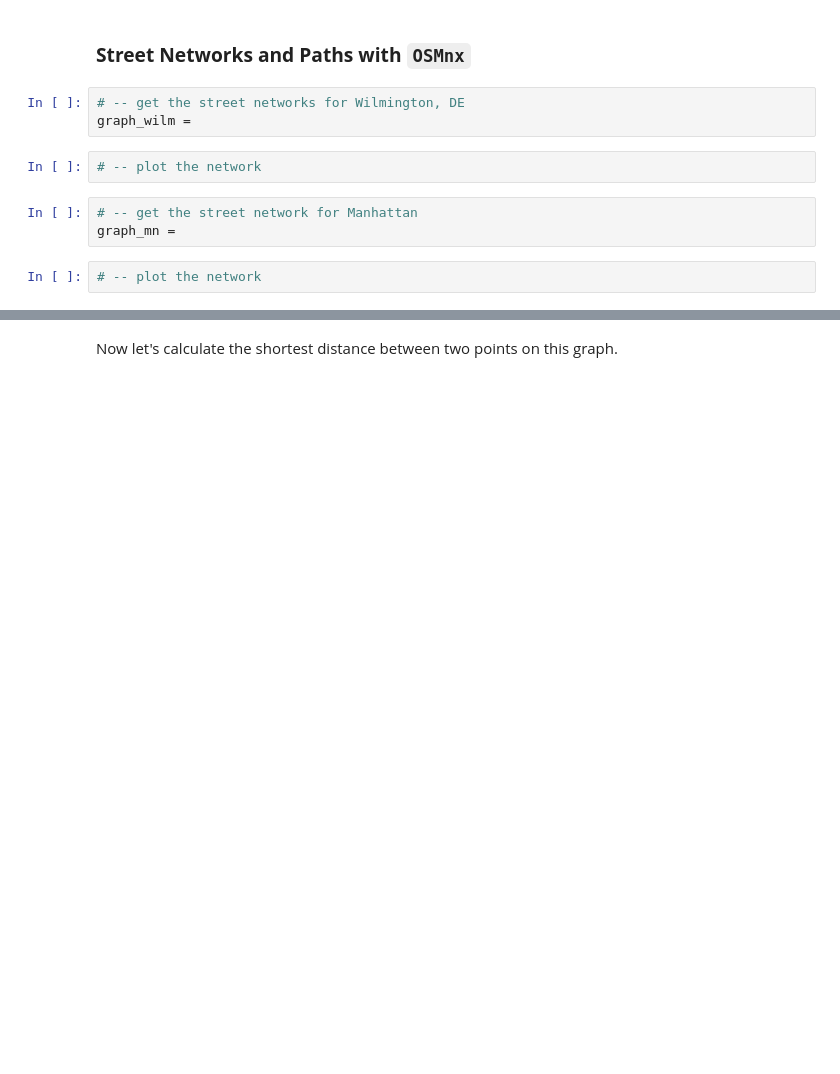
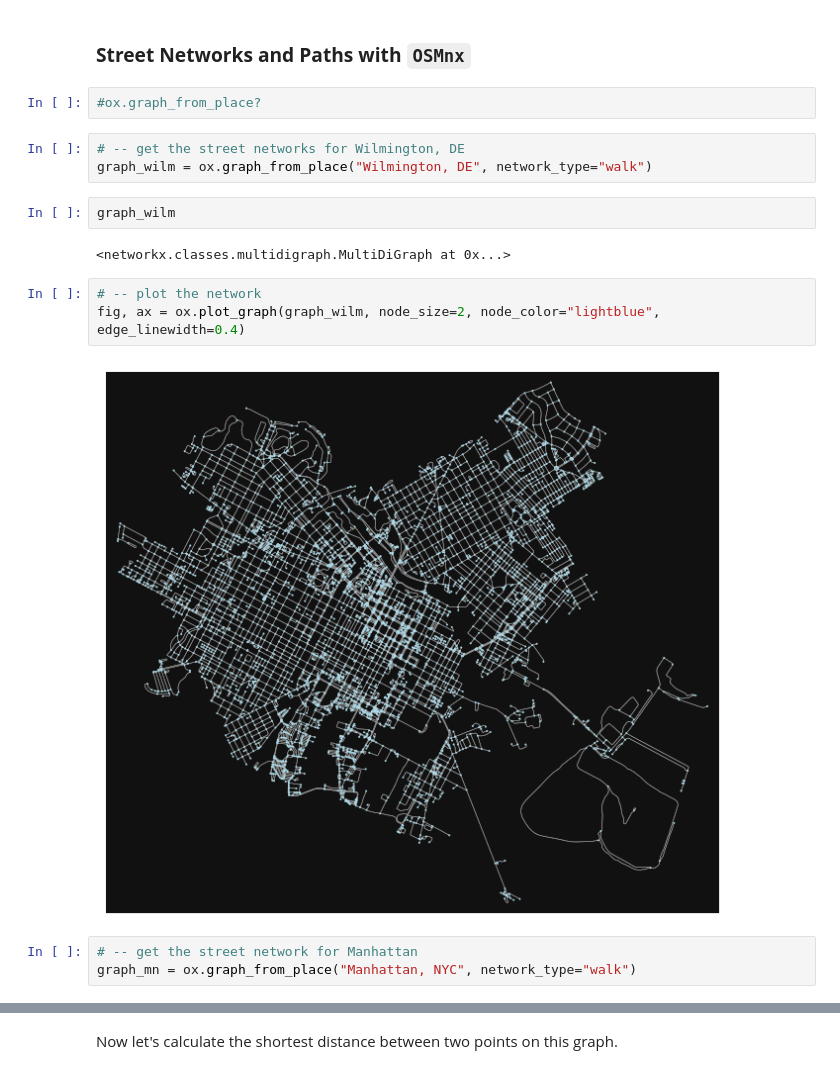
Before and after one commit to ReidelVichot/DSTEP23, a Jupyter notebook: week_10/dstep23_trajectories.ipynb, the cells around one changed output, grey strips where cells are left out. Cells and saved outputs as stored; diff of their text form; blank space fills up the shorter version.

```diff
--- a/week_10/dstep23_trajectories.ipynb
+++ b/week_10/dstep23_trajectories.ipynb
@@ -33,13 +54,20 @@ parks = gp.read_file(pname)
 parks = parks[parks["borough"] == "M"]
 # %% [markdown]
 ### **Street Networks and Paths with `OSMnx`**
+# %%
+#ox.graph_from_place?
 # %%
 # -- get the street networks for Wilmington, DE
-graph_wilm =
+graph_wilm = ox.graph_from_place("Wilmington, DE", network_type="walk")
-# %%
-# -- plot the network
+# %%
+graph_wilm
+# %% [output]
+<networkx.classes.multidigraph.MultiDiGraph at 0x...>
+# %%
+# -- plot the network
+fig, ax = ox.plot_graph(graph_wilm, node_size=2, node_color="lightblue", edge_linewidth=0.4)
+# %% [output]
+[figure, added]
 # %%
 # -- get the street network for Manhattan
-graph_mn =
+graph_mn = ox.graph_from_place("Manhattan, NYC", network_type="walk")
-# %%
-# -- plot the network
```
Also changed, not shown: parts of 18 cells of this notebook.
